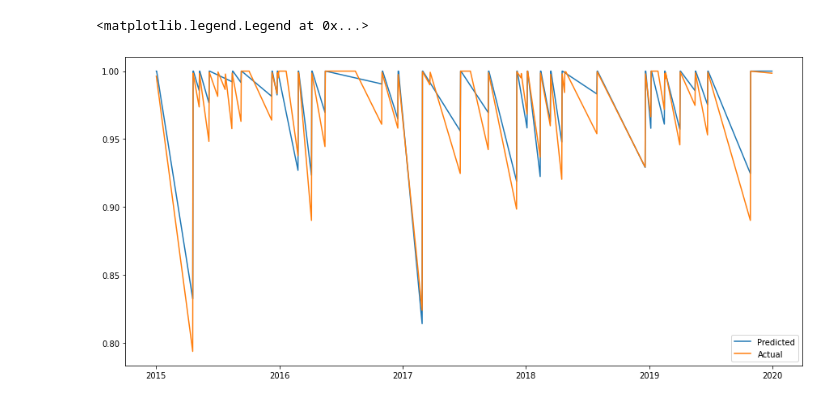
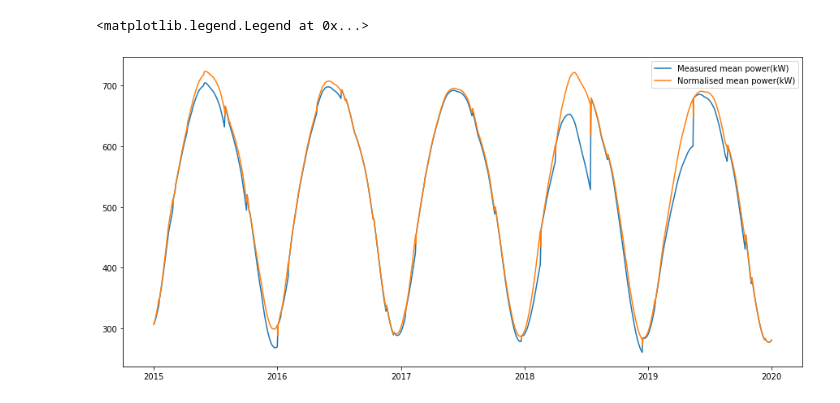
Before and after one commit to Rufski/S2DS-EPRI, a Jupyter notebook: notebooks/3.1-jj-soiling_profile.ipynb, the cells around one changed output. Saved outputs shown, nothing was run; the diff lists cells and outputs as text; code cells hidden in the pictures.

Commit message:
Update a notebook with some testing of the soiling profile we obtained

```diff
--- a/notebooks/3.1-jj-soiling_profile.ipynb
+++ b/notebooks/3.1-jj-soiling_profile.ipynb
@@ -17,0 +21,4 @@ from src.models.detect_soiling import *
+# %%
+def compute_soiling_profile(df):
+    _, cleaning_index, cleaning_heights = detect_cleaning_events_with_rollling_avg(df.Power)
+    return find_soiling_profile(df, cleaning_index, cleaning_heights)
@@ -18,5 +46,7 @@ from src.models.detect_soiling import *
 # %%
-# Load the data
-path_to_zip_pkl = '../data/raw/synthetic_soil.zip'
-df = import_df_from_zip_pkl(path_to_zip_pkl, index=10, verbose=True)
+# Load a signal
+df = import_df_from_zip_pkl('../data/raw/synthetic_soil.zip', index=32)
 df = downsample_dataframe(df)
+
+soiling_profile = compute_soiling_profile(df)
+normalised_power = (df[['Power']]/soiling_profile.to_numpy())
@@ -47,8 +53,8 @@ soiling_profile = find_soiling_profile(df, cleaning_index, cleaning_heights)
 # %%
 _, ax = plt.subplots(figsize=(15, 7))
-ax.plot(soiling_profile .soiling_factor, label = "Predicted")
-ax.plot(df.Soiling, label = "Actual")
+ax.plot(df.Power, label='Measured mean power(kW)')
+ax.plot(normalised_power, label='Normalised mean power(kW)')
 ax.legend()
 # %% [output]
 <matplotlib.legend.Legend at 0x...>
-[figure, old version]
+[figure, new version]
```
Also changed, not shown: parts of 11 cells of this notebook.
